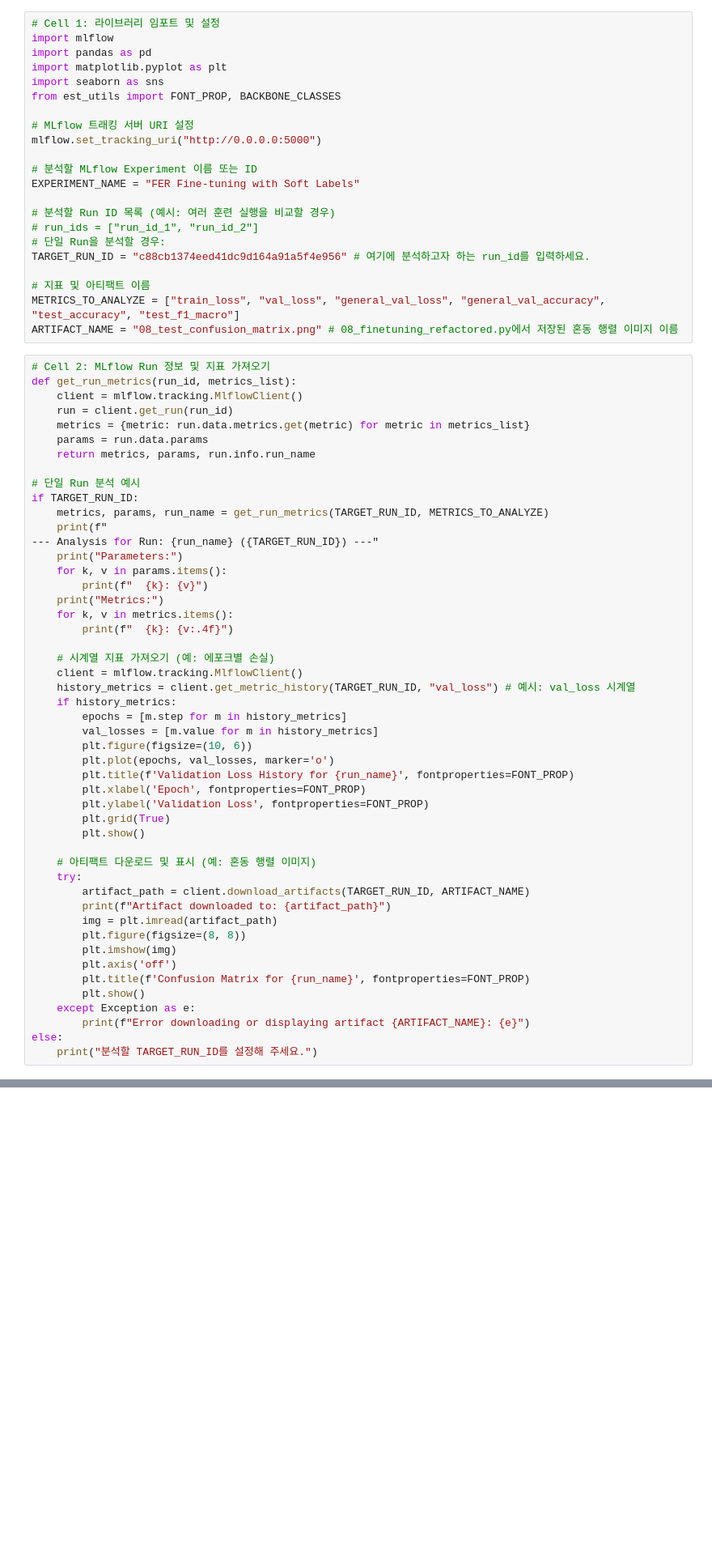
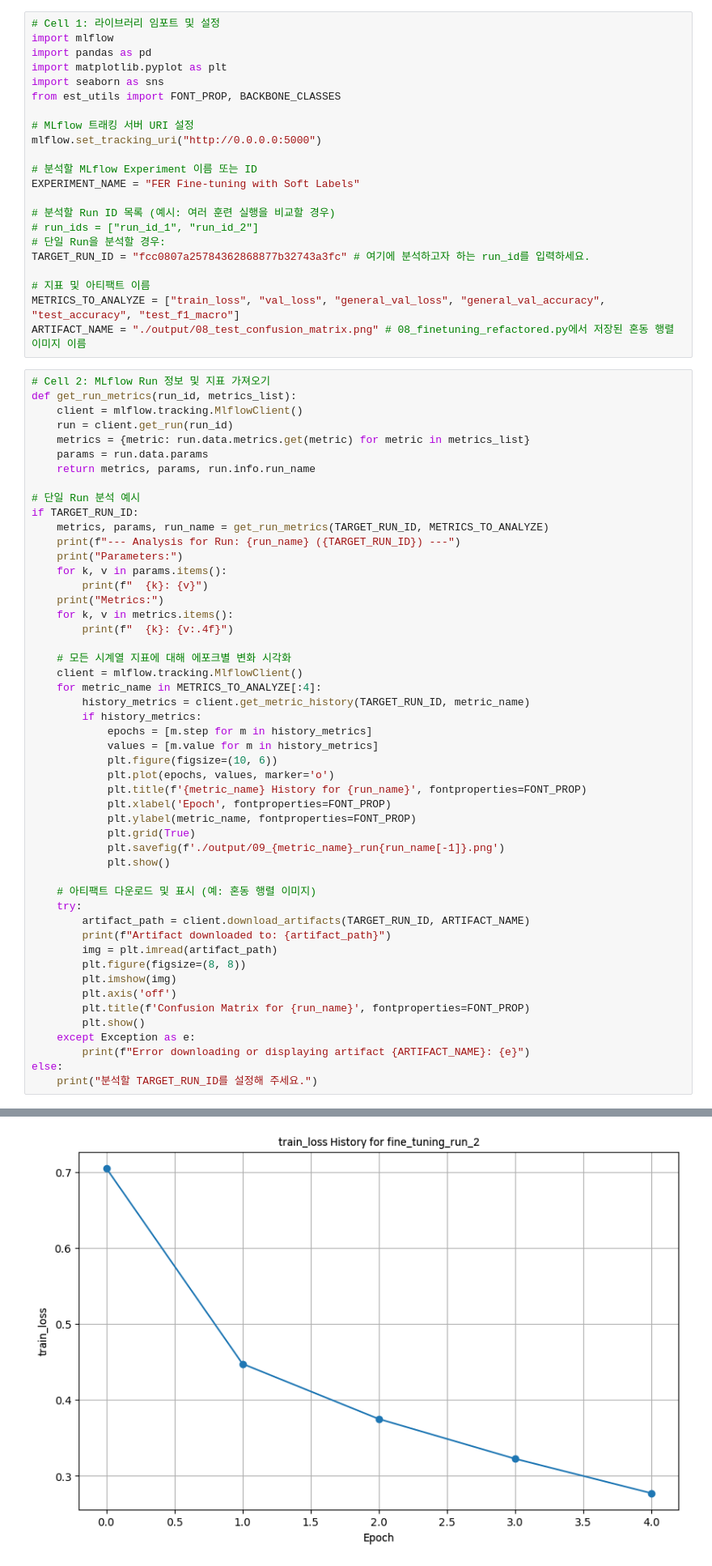
Before and after one commit to json-han/dys_AI_FER, a Jupyter notebook: 09_model_analysis.ipynb, the cells around one changed output, grey strips where cells are left out. Shown at 81% size. Drawn from its saved outputs; the diff is of its cells as text; blank space fills up the shorter version.

Commit message:
remove outputs

```diff
--- a/09_model_analysis.ipynb
+++ b/09_model_analysis.ipynb
@@ -15,11 +15,11 @@ EXPERIMENT_NAME = "FER Fine-tuning with Soft Labels"
 # 분석할 Run ID 목록 (예시: 여러 훈련 실행을 비교할 경우)
 # run_ids = ["run_id_1", "run_id_2"]
 # 단일 Run을 분석할 경우:
-TARGET_RUN_ID = "c88cb1374eed41dc9d164a91a5f4e956" # 여기에 분석하고자 하는 run_id를 입력하세요.
+TARGET_RUN_ID = "fcc0807a25784362868877b32743a3fc" # 여기에 분석하고자 하는 run_id를 입력하세요.
 
 # 지표 및 아티팩트 이름
 METRICS_TO_ANALYZE = ["train_loss", "val_loss", "general_val_loss", "general_val_accuracy", "test_accuracy", "test_f1_macro"]
-ARTIFACT_NAME = "08_test_confusion_matrix.png" # 08_finetuning_refactored.py에서 저장된 혼동 행렬 이미지 이름
+ARTIFACT_NAME = "./output/08_test_confusion_matrix.png" # 08_finetuning_refactored.py에서 저장된 혼동 행렬 이미지 이름
 # %%
 # Cell 2: MLflow Run 정보 및 지표 가져오기
 def get_run_metrics(run_id, metrics_list):
@@ -32,8 +32,7 @@ def get_run_metrics(run_id, metrics_list):
 # 단일 Run 분석 예시
 if TARGET_RUN_ID:
     metrics, params, run_name = get_run_metrics(TARGET_RUN_ID, METRICS_TO_ANALYZE)
-    print(f"
---- Analysis for Run: {run_name} ({TARGET_RUN_ID}) ---"
+    print(f"--- Analysis for Run: {run_name} ({TARGET_RUN_ID}) ---")
     print("Parameters:")
     for k, v in params.items():
         print(f"  {k}: {v}")
@@ -41,19 +40,21 @@ if TARGET_RUN_ID:
     for k, v in metrics.items():
         print(f"  {k}: {v:.4f}")
 
-    # 시계열 지표 가져오기 (예: 에포크별 손실)
+    # 모든 시계열 지표에 대해 에포크별 변화 시각화
     client = mlflow.tracking.MlflowClient()
-    history_metrics = client.get_metric_history(TARGET_RUN_ID, "val_loss") # 예시: val_loss 시계열
-    if history_metrics:
-        epochs = [m.step for m in history_metrics]
-        val_losses = [m.value for m in history_metrics]
-        plt.figure(figsize=(10, 6))
-        plt.plot(epochs, val_losses, marker='o')
-        plt.title(f'Validation Loss History for {run_name}', fontproperties=FONT_PROP)
-        plt.xlabel('Epoch', fontproperties=FONT_PROP)
-        plt.ylabel('Validation Loss', fontproperties=FONT_PROP)
-        plt.grid(True)
-        plt.show()
+    for metric_name in METRICS_TO_ANALYZE[:4]:
+        history_metrics = client.get_metric_history(TARGET_RUN_ID, metric_name)
+        if history_metrics:
+            epochs = [m.step for m in history_metrics]
+            values = [m.value for m in history_metrics]
+            plt.figure(figsize=(10, 6))
+            plt.plot(epochs, values, marker='o')
+            plt.title(f'{metric_name} History for {run_name}', fontproperties=FONT_PROP)
+            plt.xlabel('Epoch', fontproperties=FONT_PROP)
+            plt.ylabel(metric_name, fontproperties=FONT_PROP)
+            plt.grid(True)
+            plt.savefig(f'./output/09_{metric_name}_run{run_name[-1]}.png')
+            plt.show()
 
     # 아티팩트 다운로드 및 표시 (예: 혼동 행렬 이미지)
     try:
@@ -69,3 +70,4 @@ if TARGET_RUN_ID:
         print(f"Error downloading or displaying artifact {ARTIFACT_NAME}: {e}")
 else:
     print("분석할 TARGET_RUN_ID를 설정해 주세요.")
+# %% [output]
@@ -71,0 +94 @@ else:
+[figure, added]
```
Also changed, not shown: parts of 1 cell of this notebook, 16 other files.
